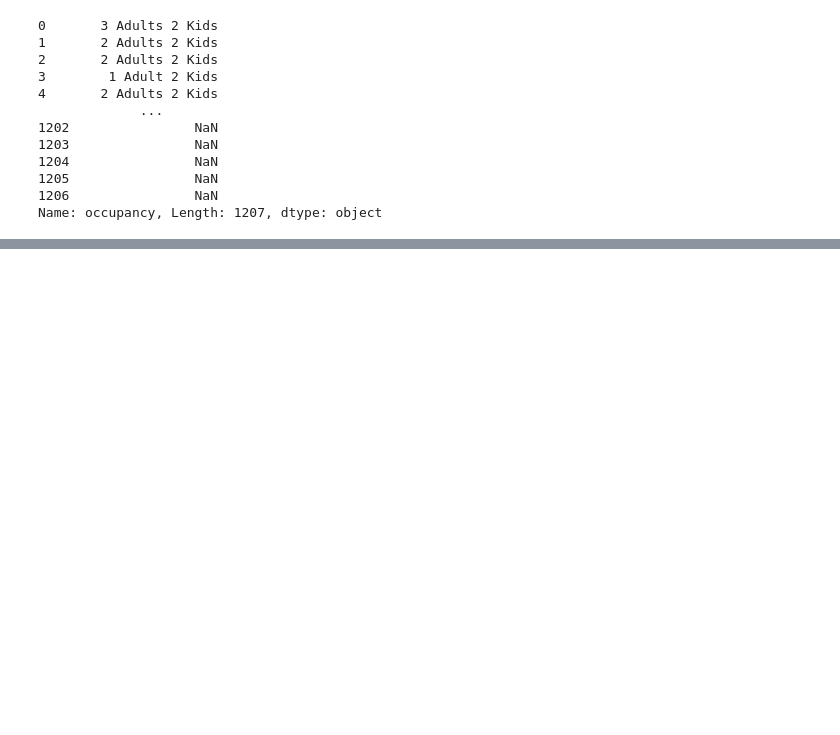
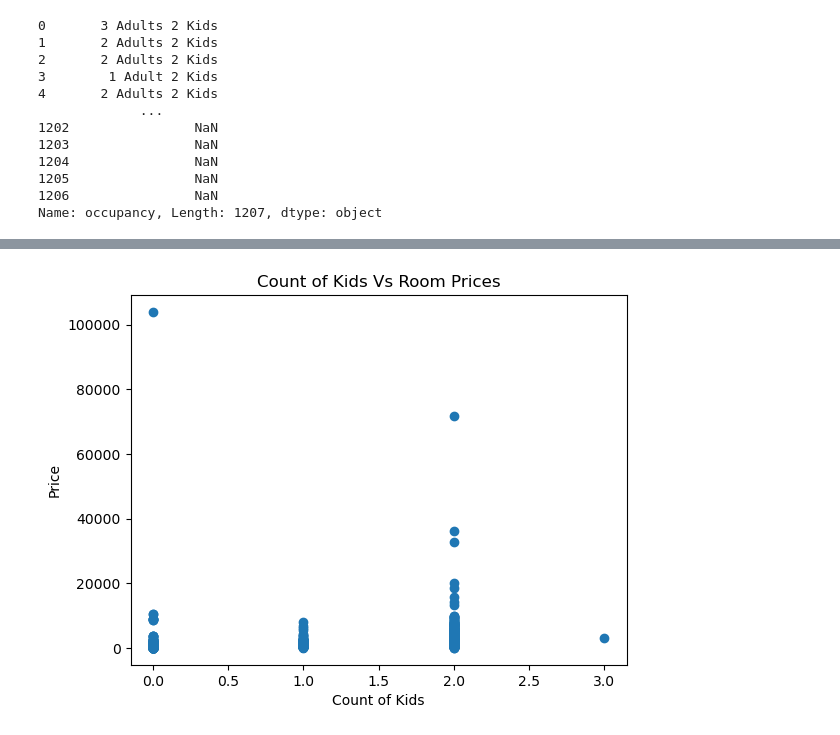
Before and after one commit to JustinTham511/imt574final, a Jupyter notebook: mi_notebook.ipynb, the cells around one changed output, grey strips where cells are left out. Cells and saved outputs as stored; diff of their text form; code cells hidden in the pictures; blank space fills up the shorter version.

```diff
--- a/mi_notebook.ipynb
+++ b/mi_notebook.ipynb
@@ -116,0 +163,8 @@ Adults has a p-value of 0.000 which is statistically significant since it is les
+# %%
+plt.scatter(df['kids'], y)
+plt.xlabel('Count of Kids')
+plt.ylabel('Price')
+plt.title('Count of Kids Vs Room Prices')
+plt.show()
+# %% [output]
+[figure, added]
```
Also changed, not shown: parts of 10 cells of this notebook.
